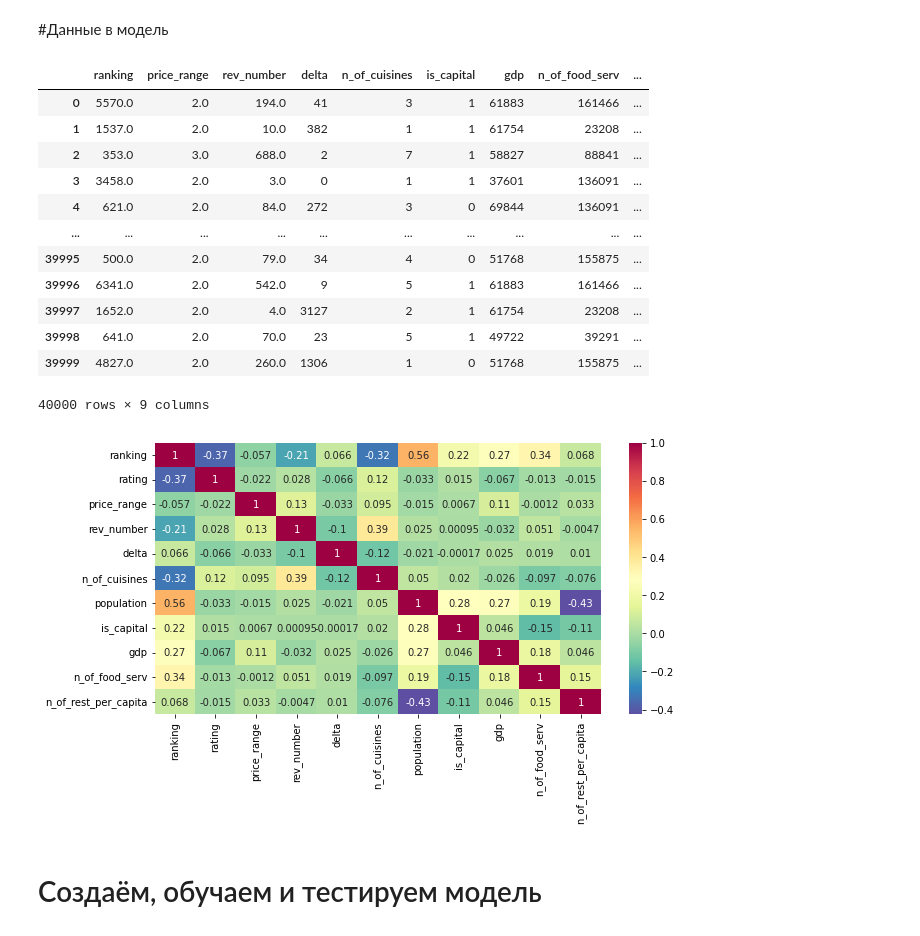
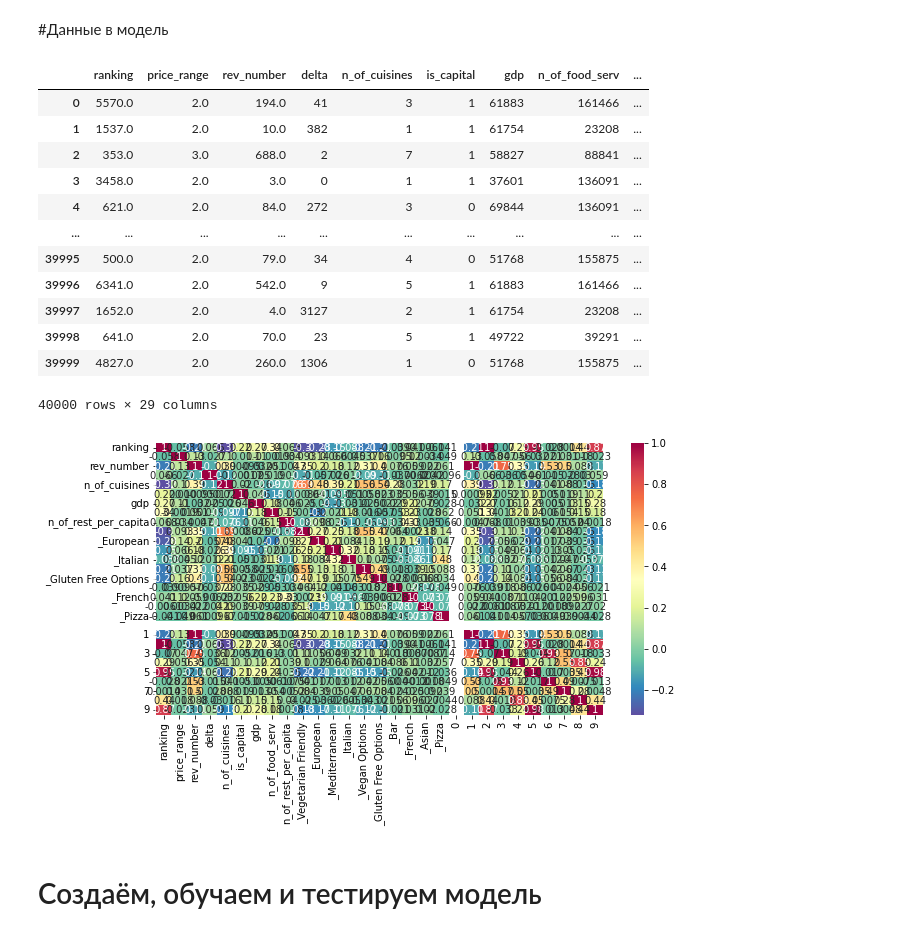
Before and after one commit to akitim/SkillFactory_projects, a Jupyter notebook: Проект_3_О_вкусной_и_здоровой_пище.ipynb, the cells around one changed output. Drawn from its saved outputs; the diff is of its cells as text; code cells hidden in the pictures.

```diff
--- a/Проект_3_О_вкусной_и_здоровой_пище.ipynb
+++ b/Проект_3_О_вкусной_и_здоровой_пище.ipynb
@@ -172,13 +172,18 @@ n_of_rest_per_capita =\
 rest.loc[:, 'n_of_rest_per_capita'] = rest.loc[:, 'city'].\
     apply(lambda city: n_of_rest_per_capita[city])
 
-#получаем dummies из столбца cuisine и  прикрепляем его к осн. датафрейму
-# rest = pd.concat([
-#          rest,
-#          pd.get_dummies(rest.explode('cuisine'), columns=['cuisine'], prefix=None).
-#          sum(level=0).iloc[:, -cuisines_total:-1]],
-#          axis=1
-# )
+# получаем dummies из столбца cuisine и прикрепляем его к осн. датафрейму
+top_cuisines = rest.loc[rest.loc[:, 'cuisine'].apply(lambda x: x != ['']), :].\
+    explode('cuisine').groupby('cuisine')['cuisine'].\
+        count().sort_values(ascending=False).head(10).index
+top_cuisines = list(map(lambda x: '_' + x, top_cuisines))
+
+rest = pd.concat([
+         rest,
+         pd.get_dummies(rest.explode('cuisine'), columns=['cuisine'], prefix='').
+         sum(level=0).loc[:, top_cuisines]],
+         axis=1
+)
 
 #квантизуем признак price_range
 #price_ranges = rest.loc[:, 'price_range'].dropna().unique()
@@ -266,0 +307,16 @@ rest.loc[rest.loc[:, 'price_range'].apply(pd.isna), 'city'].apply(
+# %%
+from sklearn.preprocessing import PolynomialFeatures
+import numpy as np
+
+pf = PolynomialFeatures(3)
+poly_features = pf.fit_transform(
+    rest.loc[:, ['rev_number', 'ranking']]
+)
+# pd.DataFrame(poly_features).iloc[:, 1:9]
+rest = pd.concat([
+         rest,
+         pd.DataFrame(poly_features) #.iloc[:, 1:9]
+         ],
+         axis=1
+)
+rest
@@ -376,25 +424,25 @@ ValueError: ignored
 # %%
 import seaborn as sns
 # rest_m = rest.loc[:, ['ranking', 'rev_number', 'n_of_cuisines', 'delta', 'population']]
 rest_m = rest.drop(['id', 'city', 'cuisine', 'rating',  'reviews', 'population'],
                    axis=1)
-sns.heatmap(rest.corr(), annot = True, cmap = 'Spectral_r');
+sns.heatmap(rest_m.corr(), annot = True, cmap = 'Spectral_r');
 rest_m
 # %% [output]
 |  | ranking | price_range | rev_number | delta | n_of_cuisines | is_capital | gdp | n_of_food_serv | ... |
 | 0 | 5570.0 | 2.0 | 194.0 | 41 | 3 | 1 | 61883 | 161466 | ... |
 | 1 | 1537.0 | 2.0 | 10.0 | 382 | 1 | 1 | 61754 | 23208 | ... |
 | 2 | 353.0 | 3.0 | 688.0 | 2 | 7 | 1 | 58827 | 88841 | ... |
 | 3 | 3458.0 | 2.0 | 3.0 | 0 | 1 | 1 | 37601 | 136091 | ... |
 | 4 | 621.0 | 2.0 | 84.0 | 272 | 3 | 0 | 69844 | 136091 | ... |
 | ... | ... | ... | ... | ... | ... | ... | ... | ... | ... |
 | 39995 | 500.0 | 2.0 | 79.0 | 34 | 4 | 0 | 51768 | 155875 | ... |
 | 39996 | 6341.0 | 2.0 | 542.0 | 9 | 5 | 1 | 61883 | 161466 | ... |
 | 39997 | 1652.0 | 2.0 | 4.0 | 3127 | 2 | 1 | 61754 | 23208 | ... |
 | 39998 | 641.0 | 2.0 | 70.0 | 23 | 5 | 1 | 49722 | 39291 | ... |
 | 39999 | 4827.0 | 2.0 | 260.0 | 1306 | 1 | 0 | 51768 | 155875 | ... |
-40000 rows × 9 columns
+40000 rows × 29 columns
-[figure, old version]
+[figure, new version]
 # %% [markdown]
 # Создаём, обучаем и тестируем модель
 # %%
```
Also changed, not shown: parts of 9 cells of this notebook.
